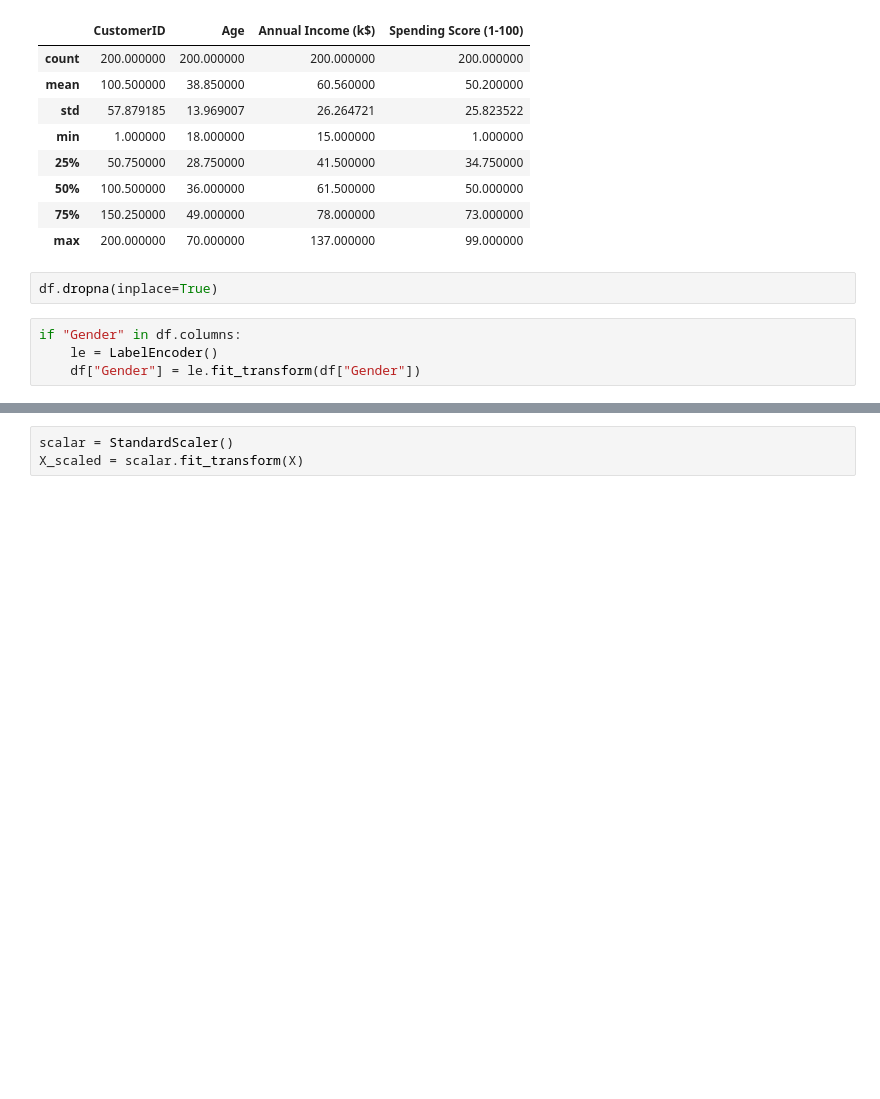
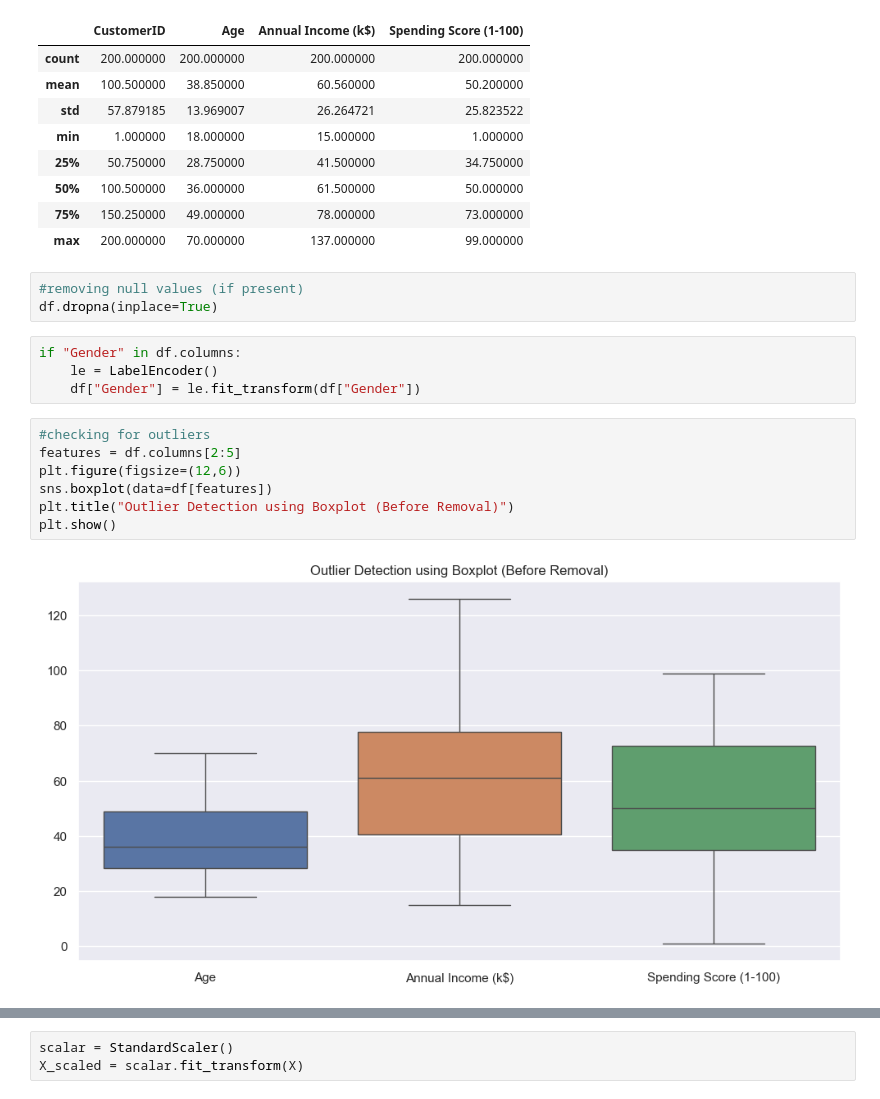
Before and after one commit to mehwish16/Customer-Segmentation, a Jupyter notebook: Customer Segmentation.ipynb, the cells around one changed output, grey strips where cells are left out. Cells and saved outputs as stored; diff of their text form; blank space fills up the shorter version.

```diff
--- a/Customer Segmentation.ipynb
+++ b/Customer Segmentation.ipynb
@@ -62,9 +63,19 @@ df.describe()
 | 75% | 150.250000 | 49.000000 | 78.000000 | 73.000000 |
 | max | 200.000000 | 70.000000 | 137.000000 | 99.000000 |
 # %%
+#removing null values (if present)
 df.dropna(inplace=True)
 # %%
 if "Gender" in df.columns:
     le = LabelEncoder()
     df["Gender"] = le.fit_transform(df["Gender"])
+# %%
+#checking for outliers
+features = df.columns[2:5]
+plt.figure(figsize=(12,6))
+sns.boxplot(data=df[features])
+plt.title("Outlier Detection using Boxplot (Before Removal)")
+plt.show()
+# %% [output]
+[figure, added]
 # %%
```
Also changed, not shown: parts of 10 cells of this notebook.
